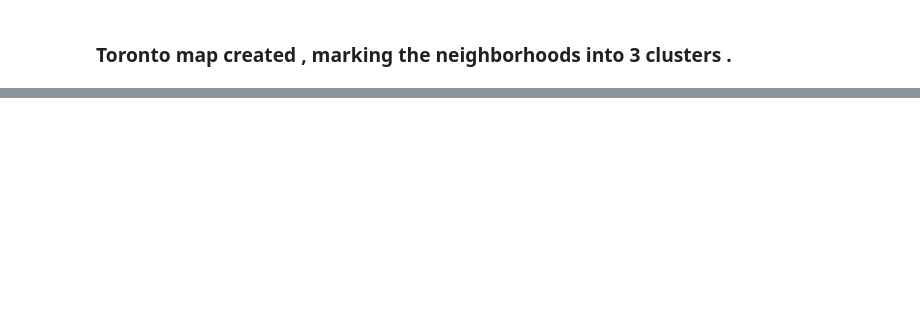
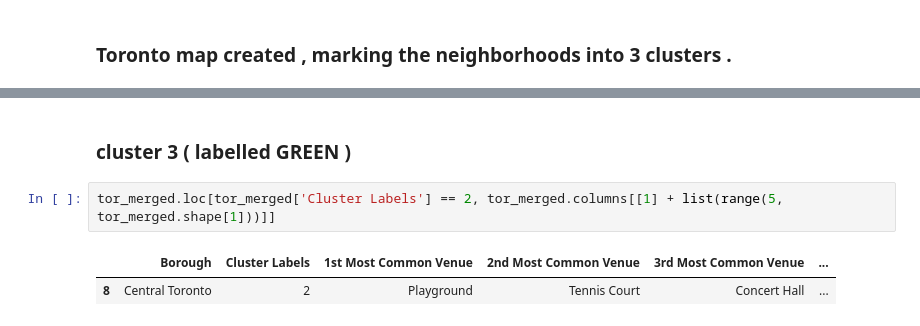
Before and after one commit to henrylhl9/capstone-github, a Jupyter notebook: Capstone_last.ipynb, the cells around one changed output, grey strips where cells are left out. Saved outputs shown, nothing was run; the diff lists cells and outputs as text; blank space fills up the shorter version.

```diff
--- a/Capstone_last.ipynb
+++ b/Capstone_last.ipynb
@@ -543,0 +580,7 @@ map_clusters
+# %% [markdown]
+### cluster 3 ( labelled GREEN )
+# %%
+tor_merged.loc[tor_merged['Cluster Labels'] == 2, tor_merged.columns[[1] + list(range(5, tor_merged.shape[1]))]]
+# %% [output]
+|  | Borough | Cluster Labels | 1st Most Common Venue | 2nd Most Common Venue | 3rd Most Common Venue | ... |
+| 8 | Central Toronto | 2 | Playground | Tennis Court | Concert Hall | ... |
```
Also changed, not shown: parts of 6 cells of this notebook.
